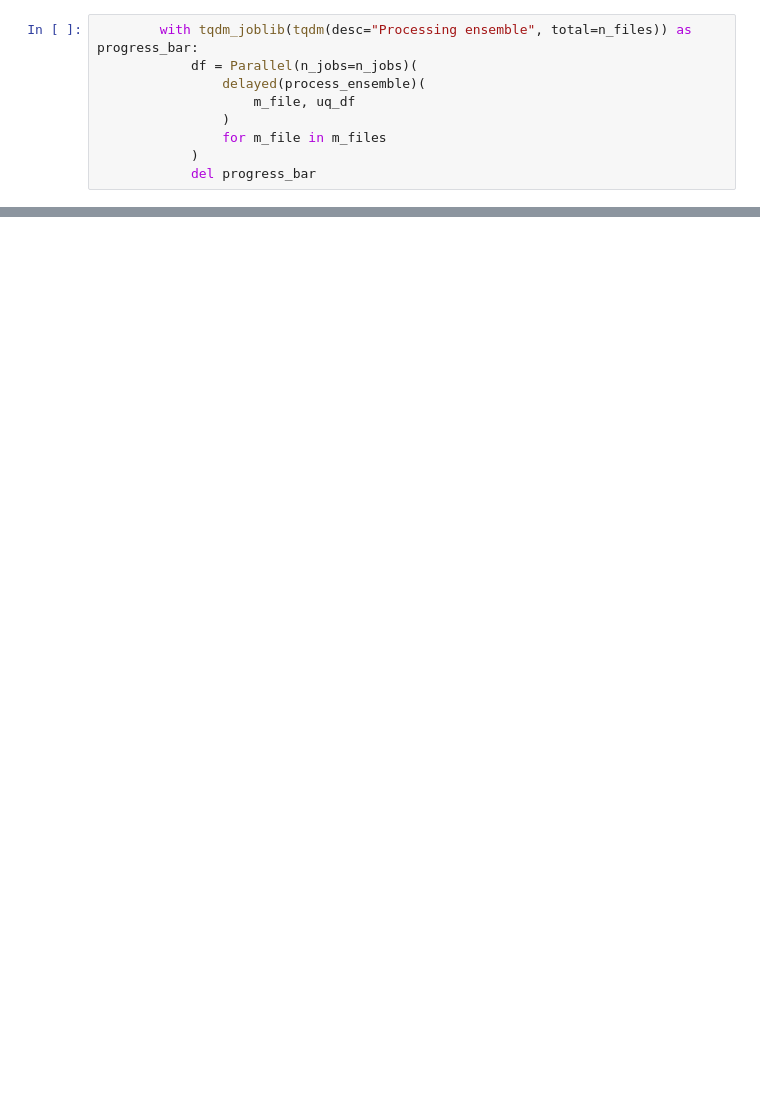
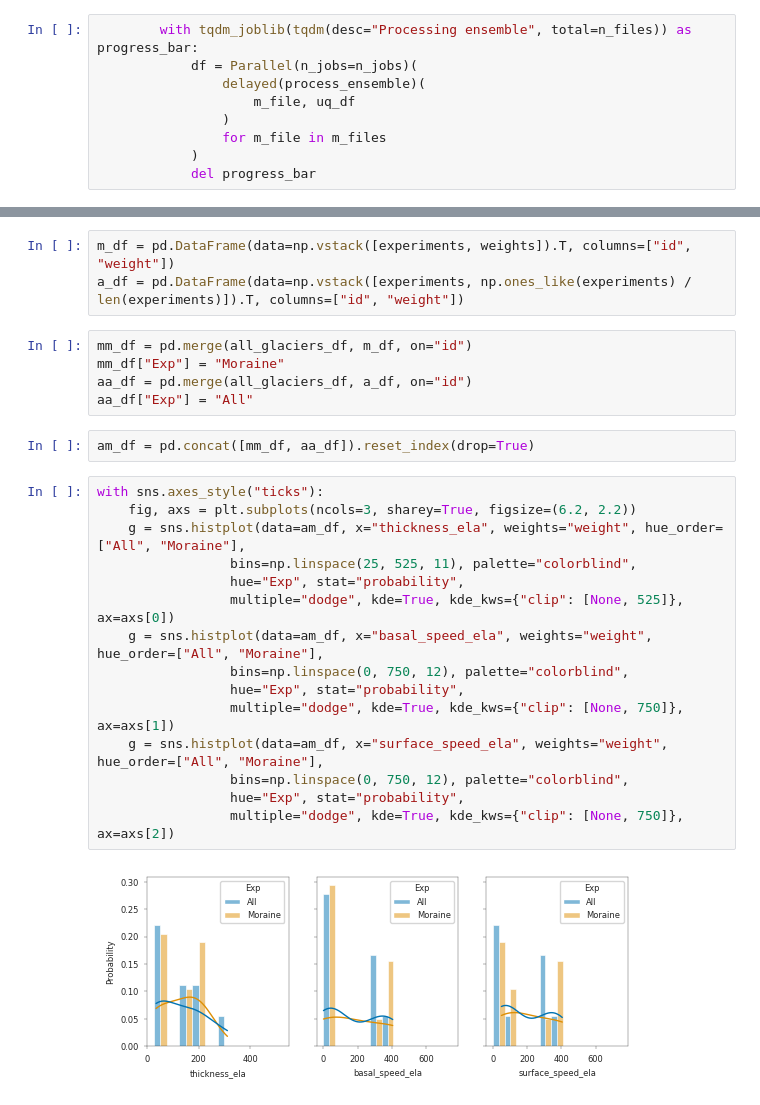
Before and after one commit to pism/pism-kennicott, a Jupyter notebook: kennicott.ipynb, the cells around one changed output, grey strips where cells are left out. Saved outputs shown, nothing was run; the diff lists cells and outputs as text; blank space fills up the shorter version.

```diff
--- a/kennicott.ipynb
+++ b/kennicott.ipynb
@@ -219 +302,28 @@ fig.savefig("2023_06_02_uq_climate/kennicott_hists.pdf")
+# %%
+m_df = pd.DataFrame(data=np.vstack([experiments, weights]).T, columns=["id", "weight"])
+a_df = pd.DataFrame(data=np.vstack([experiments, np.ones_like(experiments) / len(experiments)]).T, columns=["id", "weight"])
+# %%
+mm_df = pd.merge(all_glaciers_df, m_df, on="id")
+mm_df["Exp"] = "Moraine"
+aa_df = pd.merge(all_glaciers_df, a_df, on="id")
+aa_df["Exp"] = "All"
+# %%
+am_df = pd.concat([mm_df, aa_df]).reset_index(drop=True)
+# %%
+with sns.axes_style("ticks"):
+    fig, axs = plt.subplots(ncols=3, sharey=True, figsize=(6.2, 2.2))
+    g = sns.histplot(data=am_df, x="thickness_ela", weights="weight", hue_order=["All", "Moraine"],
+                 bins=np.linspace(25, 525, 11), palette="colorblind",
+                 hue="Exp", stat="probability",
+                 multiple="dodge", kde=True, kde_kws={"clip": [None, 525]}, ax=axs[0])
+    g = sns.histplot(data=am_df, x="basal_speed_ela", weights="weight", hue_order=["All", "Moraine"],
+                 bins=np.linspace(0, 750, 12), palette="colorblind",
+                 hue="Exp", stat="probability",
+                 multiple="dodge", kde=True, kde_kws={"clip": [None, 750]}, ax=axs[1])
+    g = sns.histplot(data=am_df, x="surface_speed_ela", weights="weight", hue_order=["All", "Moraine"],
+                 bins=np.linspace(0, 750, 12), palette="colorblind",
+                 hue="Exp", stat="probability",
+                 multiple="dodge", kde=True, kde_kws={"clip": [None, 750]}, ax=axs[2])
+# %% [output]
+[figure, added]
 # %%
```
Also changed, not shown: parts of 29 cells of this notebook, 3 other files.
